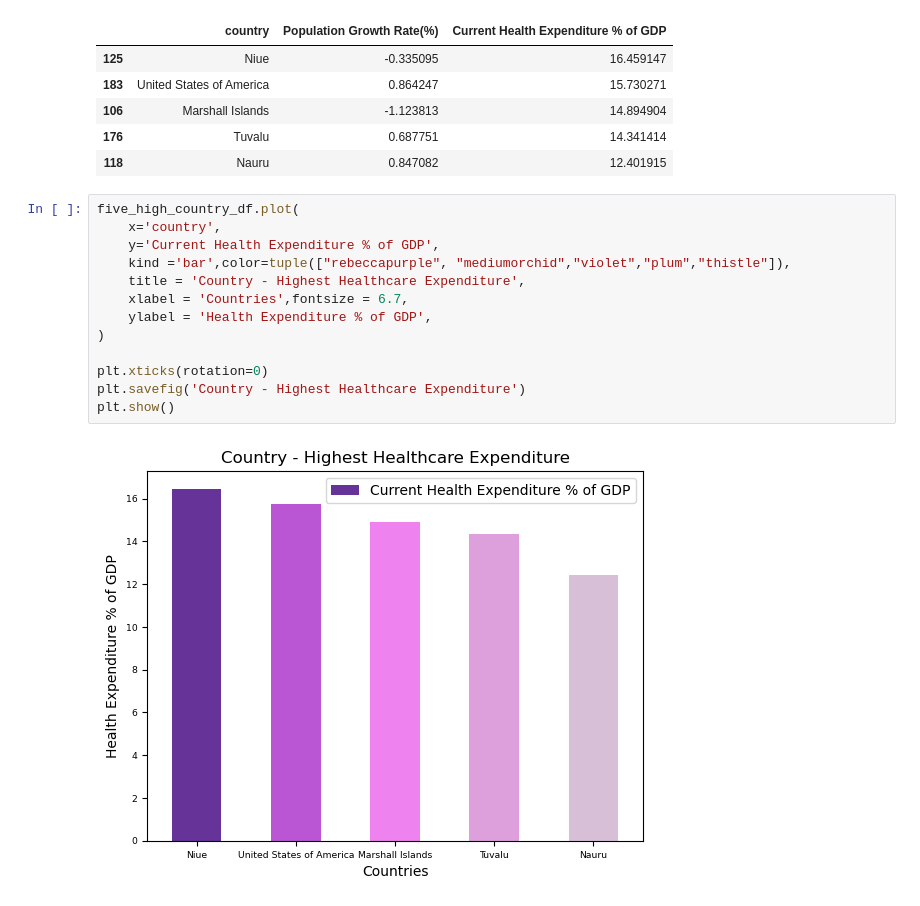
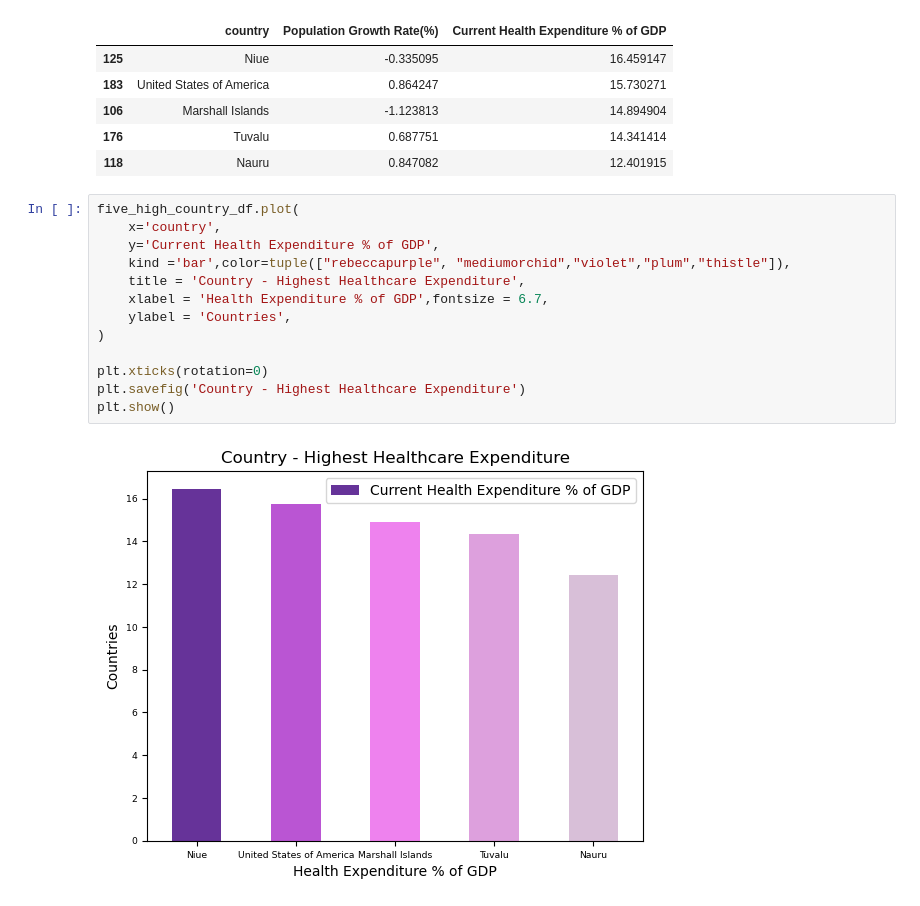
Before and after one commit to destnee76/Project_DJLR, a Jupyter notebook: Project_1.ipynb, the cells around one changed output. Drawn from its saved outputs; the diff is of its cells as text.

```diff
--- a/Project_1.ipynb
+++ b/Project_1.ipynb
@@ -106,15 +104,15 @@ five_high_country_df
 # %%
 five_high_country_df.plot(
     x='country',
     y='Current Health Expenditure % of GDP',
     kind ='bar',color=tuple(["rebeccapurple", "mediumorchid","violet","plum","thistle"]),
     title = 'Country - Highest Healthcare Expenditure',
-    xlabel = 'Countries',fontsize = 6.7,
-    ylabel = 'Health Expenditure % of GDP',
+    xlabel = 'Health Expenditure % of GDP',fontsize = 6.7,
+    ylabel = 'Countries',
 )
 
 plt.xticks(rotation=0)
 plt.savefig('Country - Highest Healthcare Expenditure')
 plt.show()
 # %% [output]
-[figure, old version]
+[figure, new version]
```
Also changed, not shown: parts of 7 cells of this notebook.
